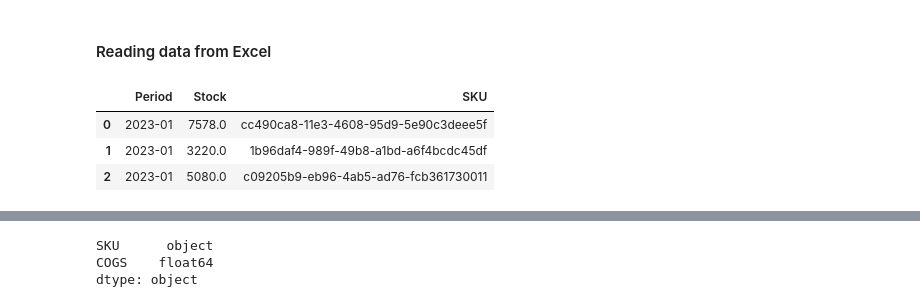
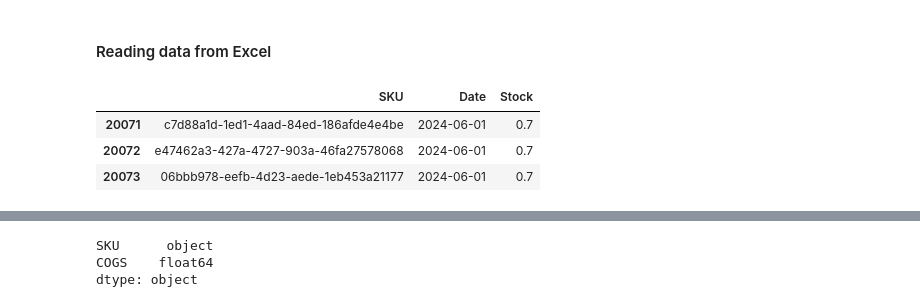
Before and after one commit to zbigniew-galar/main, a Jupyter notebook: src/code/abc.ipynb, the cells around one changed output, grey strips where cells are left out. Cells and saved outputs as stored; diff of their text form; code cells hidden in the pictures.

```diff
--- a/src/code/abc.ipynb
+++ b/src/code/abc.ipynb
@@ -15,14 +15,14 @@ import pandas as pd
 # %%
 # Stock data loading
 file_path = "C:\\Python repositories\\Education project\\src\\data\\input\\Stock.xlsx"
 
 stock = pd.read_excel(file_path)
-stock[:3]
+stock.tail(3)
 # %% [output]
-|  | Period | Stock | SKU |
-| 0 | 2023-01 | 7578.0 | cc490ca8-11e3-4608-95d9-5e90c3deee5f |
-| 1 | 2023-01 | 3220.0 | 1b96daf4-989f-49b8-a1bd-a6f4bcdc45df |
-| 2 | 2023-01 | 5080.0 | c09205b9-eb96-4ab5-ad76-fcb361730011 |
+|  | SKU | Date | Stock |
+| 20071 | c7d88a1d-1ed1-4aad-84ed-186afde4e4be | 2024-06-01 | 0.7 |
+| 20072 | e47462a3-427a-4727-903a-46fa27578068 | 2024-06-01 | 0.7 |
+| 20073 | 06bbb978-eefb-4d23-aede-1eb453a21177 | 2024-06-01 | 0.7 |
 # %%
 # Check types of columns
 stock.dtypes
```
Also changed, not shown: parts of 21 cells of this notebook, 2 other files.
